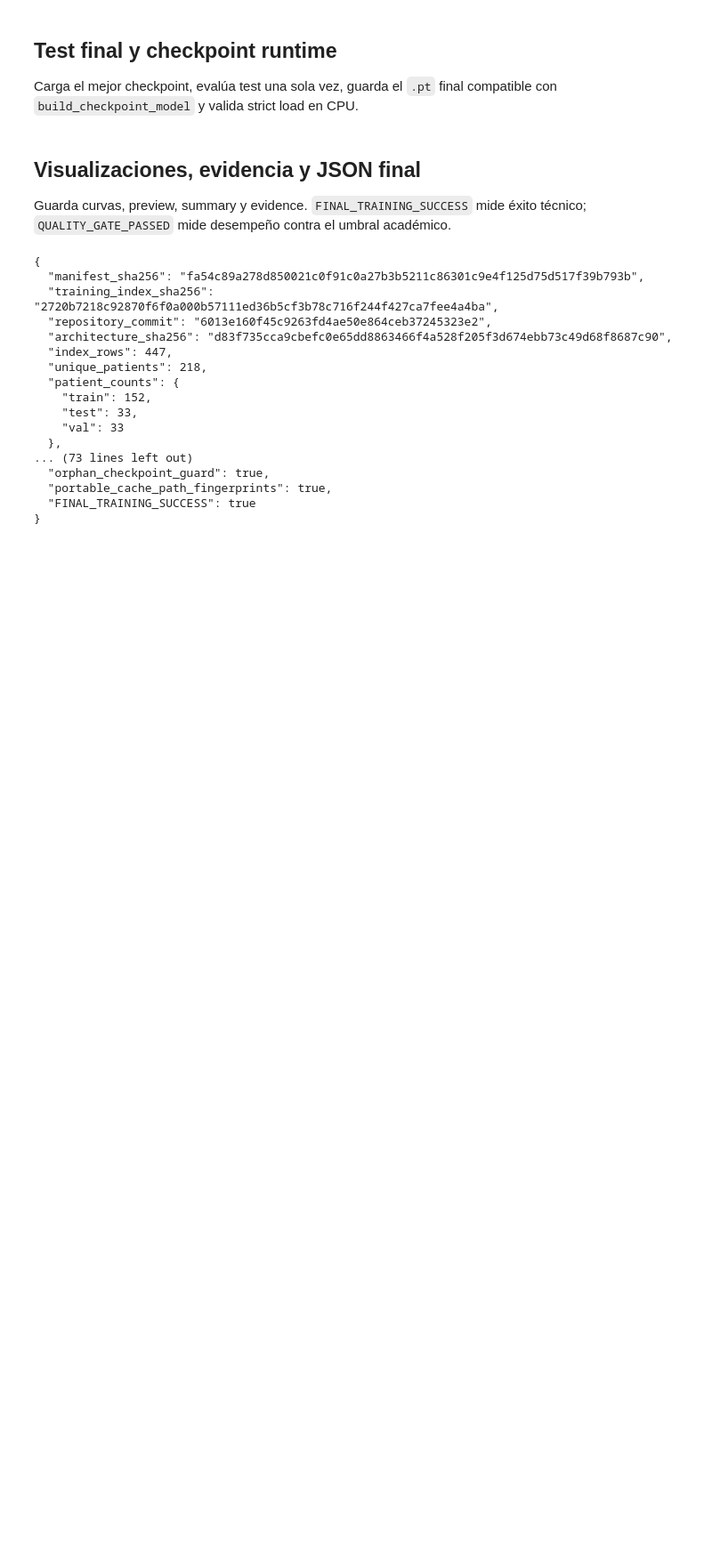
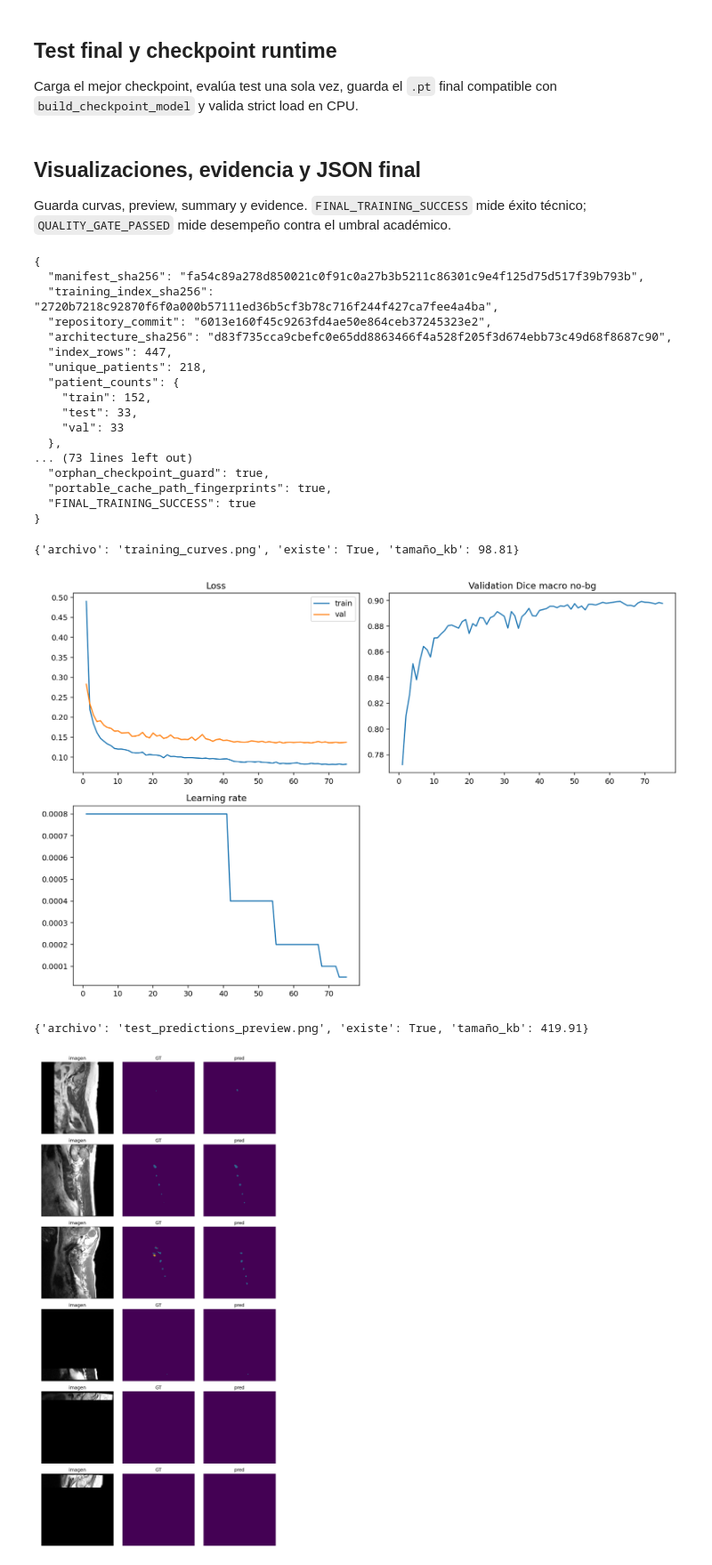
Before and after one commit to EnzoAA004/PFI_MVPTest_Enzo_AImodule, a Jupyter notebook: notebooks/45_gcs_spider_final_training.ipynb, the cells around one changed output. Shown at 89% size. Drawn from its saved outputs; the diff is of its cells as text; code cells hidden in the pictures; blank space fills up the shorter version.

```diff
--- a/notebooks/45_gcs_spider_final_training.ipynb
+++ b/notebooks/45_gcs_spider_final_training.ipynb
@@ -2646,3 +2646,42 @@ print(json.dumps(summary, indent=2))
   "portable_cache_path_fingerprints": true,
   "FINAL_TRAINING_SUCCESS": true
 }
+# %%
+from pathlib import Path
+from IPython.display import display, Image as ColabImage
+
+OUTPUT_DIR = Path(
+    "/content/drive/MyDrive/PFI_MVP/results/"
+    "GCS_spider_final_training_v1"
+)
+
+image_paths = [
+    OUTPUT_DIR / "training_curves.png",
+    OUTPUT_DIR / "test_predictions_preview.png",
+]
+
+for image_path in image_paths:
+    print(
+        {
+            "archivo": image_path.name,
+            "existe": image_path.exists(),
+            "tamaño_kb": (
+                round(image_path.stat().st_size / 1024, 2)
+                if image_path.exists()
+                else None
+            ),
+        }
+    )
+
+    if image_path.exists():
+        display(
+            ColabImage(
+                filename=str(image_path),
+                width=1100,
+            )
+        )
+# %% [output]
+{'archivo': 'training_curves.png', 'existe': True, 'tamaño_kb': 98.81}
+[figure, added]
+{'archivo': 'test_predictions_preview.png', 'existe': True, 'tamaño_kb': 419.91}
+[figure, added]
```
Also changed, not shown: parts of 1 cell of this notebook.
